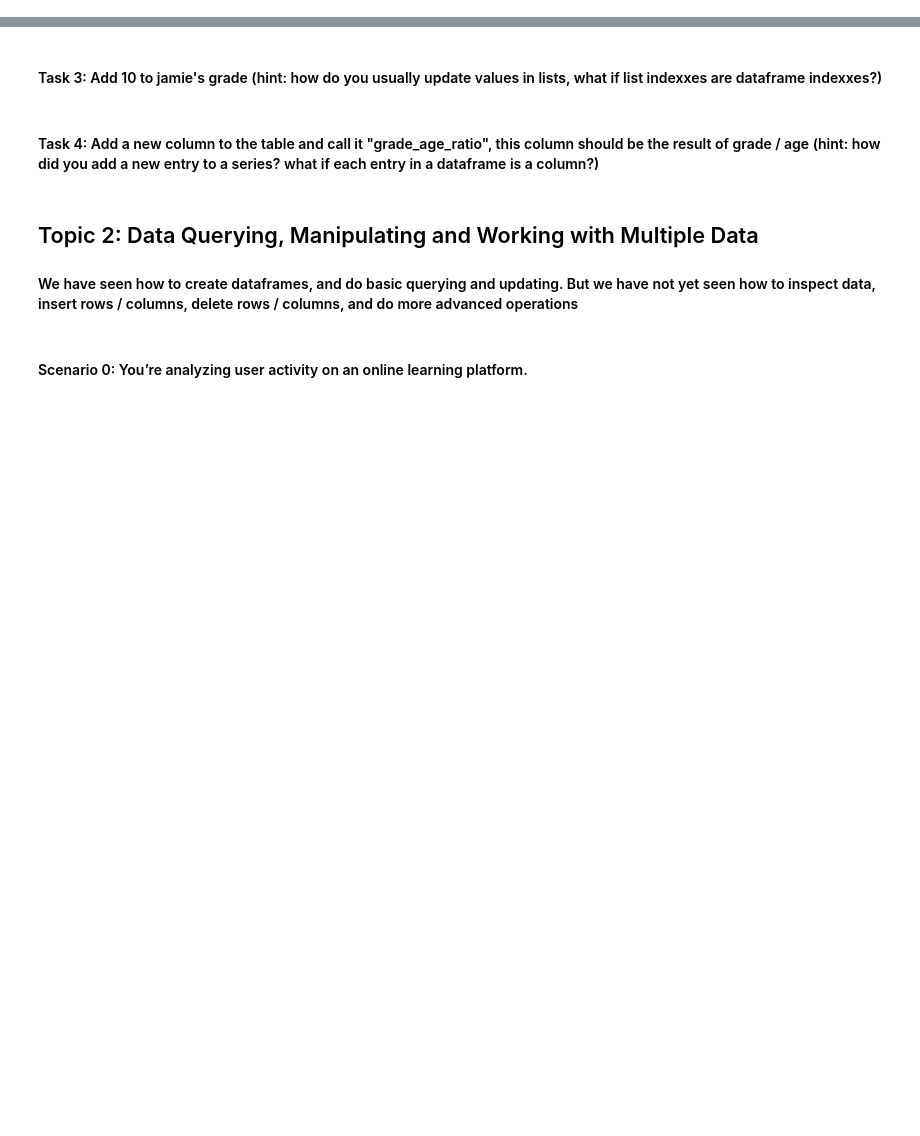
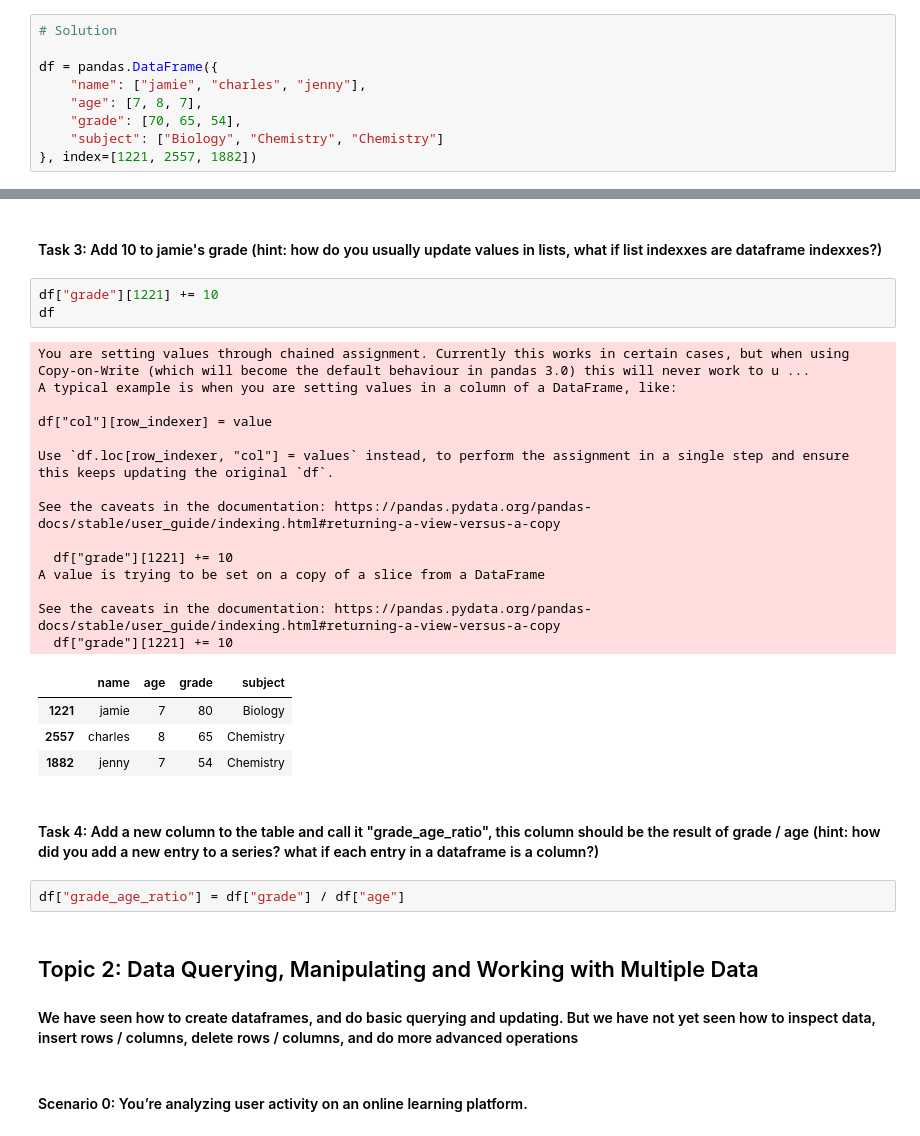
Before and after one commit to christophersoo/bdss-ws2526, a Jupyter notebook: week1/pandas.ipynb, the cells around one changed output, grey strips where cells are left out. Saved outputs shown, nothing was run; the diff lists cells and outputs as text; blank space fills up the shorter version.

```diff
--- a/week1/pandas.ipynb
+++ b/week1/pandas.ipynb
@@ -347,5 +387,14 @@ The data is as follows:</h4>
 </table>
 # %% [markdown]
 <h4>Task 1: Create a DataFrame with student_id as the index and name, age, grade, subject as columns</h4>
+# %%
+# Solution
+
+df = pandas.DataFrame({
+    "name": ["jamie", "charles", "jenny"],
+    "age": [7, 8, 7],
+    "grade": [70, 65, 54],
+    "subject": ["Biology", "Chemistry", "Chemistry"]
+}, index=[1221, 2557, 1882])
 # %% [markdown]
 <h4>Task 2: Find all rows where age is 7 (hint: treat column as a ndarray and look at boolean indexxing above!)</h4>
@@ -352,7 +407,31 @@ The data is as follows:</h4>
 # %% [markdown]
 <h4>Task 3: Add 10 to jamie's grade (hint: how do you usually update values in lists, what if list indexxes are dataframe indexxes?)</h4>
+# %%
+df["grade"][1221] += 10
+df
+# %% [output]
+You are setting values through chained assignment. Currently this works in certain cases, but when using Copy-on-Write (which will become the default behaviour in pandas 3.0) this will never work to u ...
+A typical example is when you are setting values in a column of a DataFrame, like:
+
+df["col"][row_indexer] = value
+
+Use `df.loc[row_indexer, "col"] = values` instead, to perform the assignment in a single step and ensure this keeps updating the original `df`.
+
+See the caveats in the documentation: https://pandas.pydata.org/pandas-docs/stable/user_guide/indexing.html#returning-a-view-versus-a-copy
+
+  df["grade"][1221] += 10
+A value is trying to be set on a copy of a slice from a DataFrame
+
+See the caveats in the documentation: https://pandas.pydata.org/pandas-docs/stable/user_guide/indexing.html#returning-a-view-versus-a-copy
+  df["grade"][1221] += 10
+|  | name | age | grade | subject |
+| 1221 | jamie | 7 | 80 | Biology |
+| 2557 | charles | 8 | 65 | Chemistry |
+| 1882 | jenny | 7 | 54 | Chemistry |
 # %% [markdown]
 <h4>Task 4: Add a new column to the table and call it "grade_age_ratio", this column should be the result of grade / age (hint: how did you add a new entry to a series? what if each entry in a dataframe is a column?)
+# %%
+df["grade_age_ratio"] = df["grade"] / df["age"]
 # %% [markdown]
 <h2>Topic 2: Data Querying, Manipulating and Working with Multiple Data</h2>
 
```
Also changed, not shown: parts of 34 cells of this notebook.
